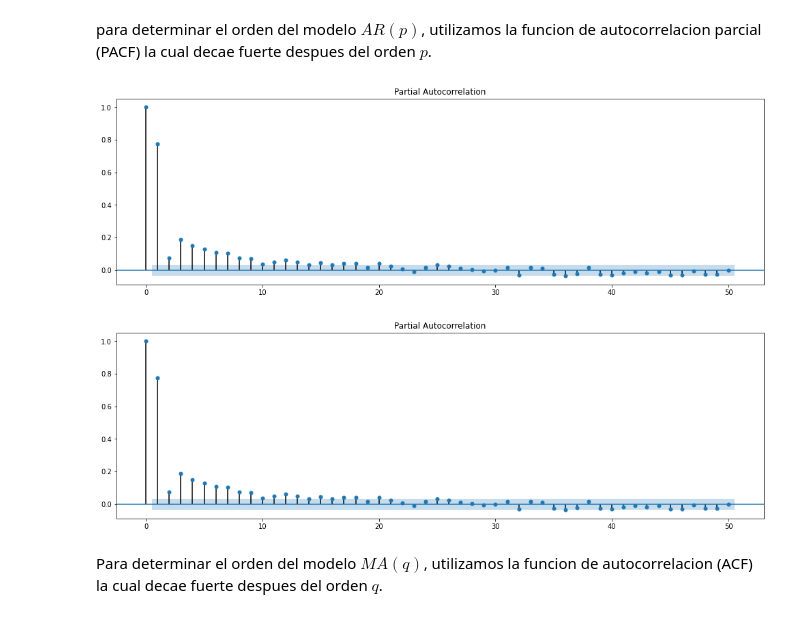
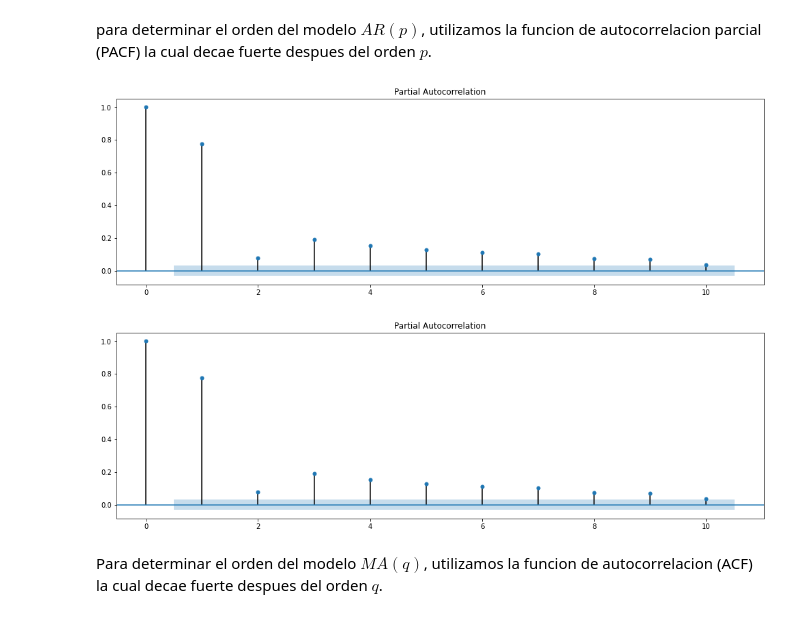
Before and after one commit to sherna90/mineria_datos, a Jupyter notebook: 7.-series_temporales.ipynb, the cells around one changed output. Saved outputs shown, nothing was run; the diff lists cells and outputs as text; code cells hidden in the pictures.

```diff
--- a/7.-series_temporales.ipynb
+++ b/7.-series_temporales.ipynb
@@ -125,11 +128,11 @@ para determinar el orden del modelo $AR(p)$, utilizamos la funcion de autocorrel
 # %%
 from statsmodels.graphics.tsaplots import plot_pacf
 
 fig, ax = plt.subplots(figsize=(17,5))
-plot_pacf(series, lags=50,ax=ax)
+plot_pacf(series, lags=10,alpha=.05,ax=ax)
 # %% [output]
-[figure, old version]
+[figure, new version]
-[figure, old version]
+[figure, new version]
 # %% [markdown]
 Para determinar el orden del modelo $MA(q)$, utilizamos la funcion de autocorrelacion (ACF) la cual decae fuerte despues del orden $q$.
 # %%
```
Also changed, not shown: parts of 23 cells of this notebook.
